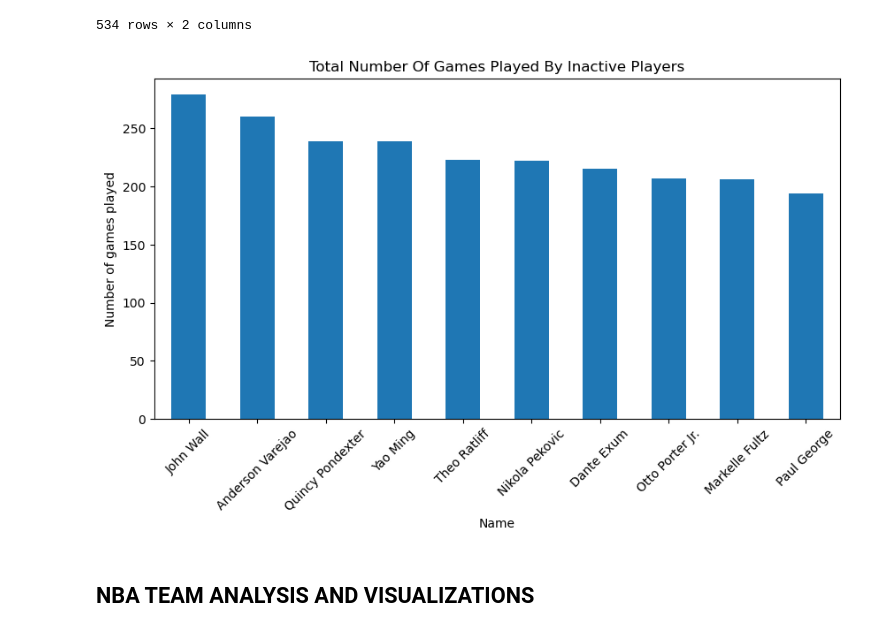
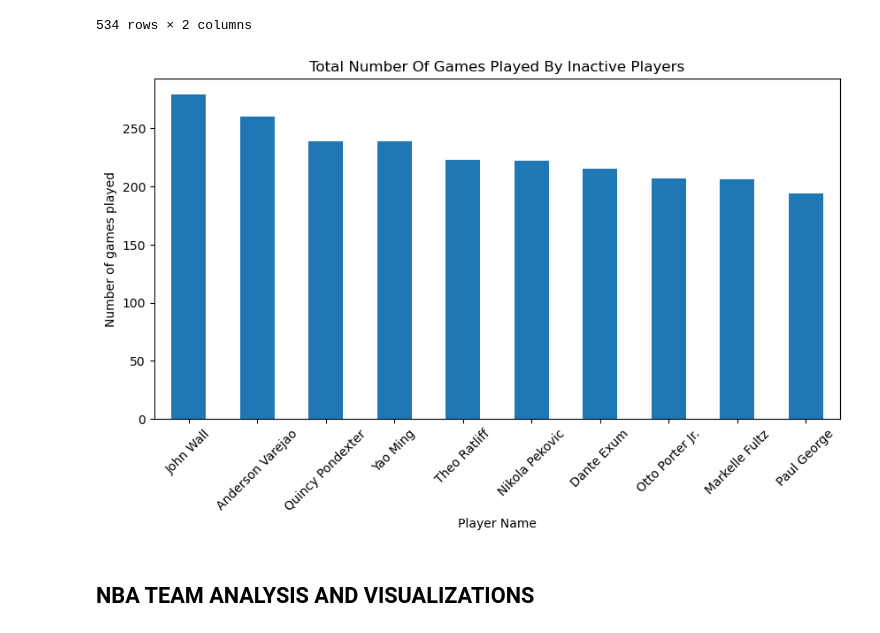
Before and after one commit to mustafaradheyyan/Revisiting-Pep-II, a Jupyter notebook: working_notebooks/eda_nba.ipynb, the cells around one changed output. Saved outputs shown, nothing was run; the diff lists cells and outputs as text; code cells hidden in the pictures.

```diff
--- a/working_notebooks/eda_nba.ipynb
+++ b/working_notebooks/eda_nba.ipynb
@@ -199,15 +201,15 @@ player_name_separate
 # %%
 (player_name_separate
  .join(player_stats[['game_id', 'display_first_last']]
        .reset_index()
        .groupby('player_id')
        .size()
        .to_frame('Number of games played'))
  .nlargest(10, 'Number of games played')
-).plot.bar(x='display_first_last', rot=45, figsize=(10,5), xlabel="Name", ylabel="Number of games played",
+).plot.bar(x='display_first_last', rot=45, figsize=(10,5), xlabel="Player Name", ylabel="Number of games played",
            title="Total number of games played by inactive players".title(), legend=False);
 # %% [output]
-[figure, old version]
+[figure, new version]
 # %% [markdown]
 ## NBA TEAM ANALYSIS AND VISUALIZATIONS
 # %%
```
Also changed, not shown: parts of 16 cells of this notebook.
